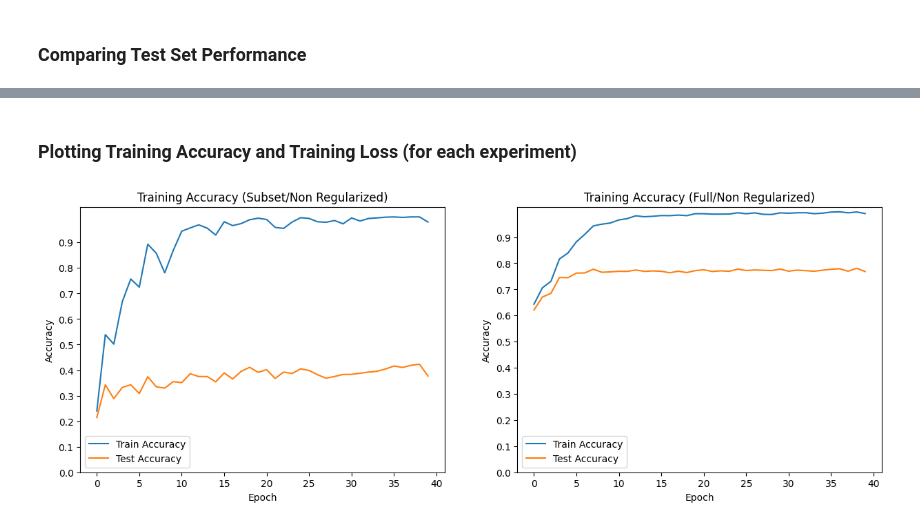
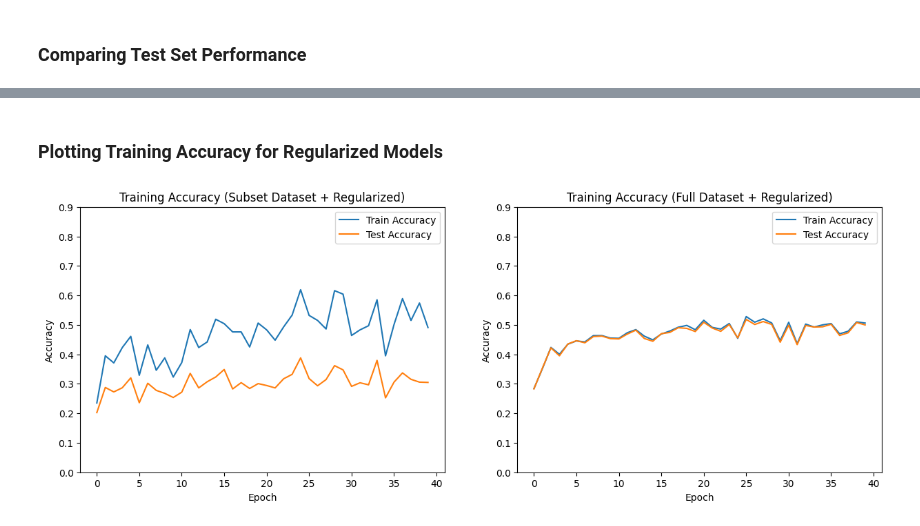
Before and after one commit to munish30monga/gnr_650, a Jupyter notebook: assignment_1.ipynb, the cells around one changed output, grey strips where cells are left out. Cells and saved outputs as stored; diff of their text form; code cells hidden in the pictures.

```diff
--- a/assignment_1.ipynb
+++ b/assignment_1.ipynb
@@ -282,24 +494,24 @@ testing Accuracy of ResNet18 on full CIFAR10 Dataset (Regularized): 47.69%
 # %% [markdown]
-### Plotting Training Accuracy and Training Loss (for each experiment)
+### Plotting Training Accuracy for Regularized Models
 # %%
 # Plotting accuracy for train and test set
 fig, axes = plt.subplots(1, 2, figsize=(15, 5))
-axes[0].plot(accuracy_subset, label="Train Accuracy")
-axes[0].plot(test_accuracy_subset, label="Test Accuracy")
-axes[0].set_title('Training Accuracy (Subset/Non Regularized)')
+axes[0].plot(accuracy_subset_reg, label="Train Accuracy")
+axes[0].plot(test_accuracy_subset_reg, label="Test Accuracy")
+axes[0].set_title('Training Accuracy (Subset Dataset + Regularized)')
 axes[0].set_xlabel('Epoch')
 axes[0].set_ylabel('Accuracy')
 axes[0].set_yticks(np.arange(0.0, 1.0, 0.1))
 axes[0].legend()
 
-axes[1].plot(accuracy_full, label="Train Accuracy")
-axes[1].plot(test_accuracy_full, label="Test Accuracy")
-axes[1].set_title('Training Accuracy (Full/Non Regularized)')
+axes[1].plot(accuracy_full_reg, label="Train Accuracy")
+axes[1].plot(test_accuracy_full_reg, label="Test Accuracy")
+axes[1].set_title('Training Accuracy (Full Dataset + Regularized)')
 axes[1].set_xlabel('Epoch')
 axes[1].set_ylabel('Accuracy')
+axes[1].set_yticks(np.arange(0.0, 1.0, 0.1))
 axes[1].legend()
-axes[1].set_yticks(np.arange(0.0, 1.0, 0.1))
 
 plt.show()
 # %% [output]
-[figure, old version]
+[figure, new version]
```
Also changed, not shown: parts of 24 cells of this notebook.
